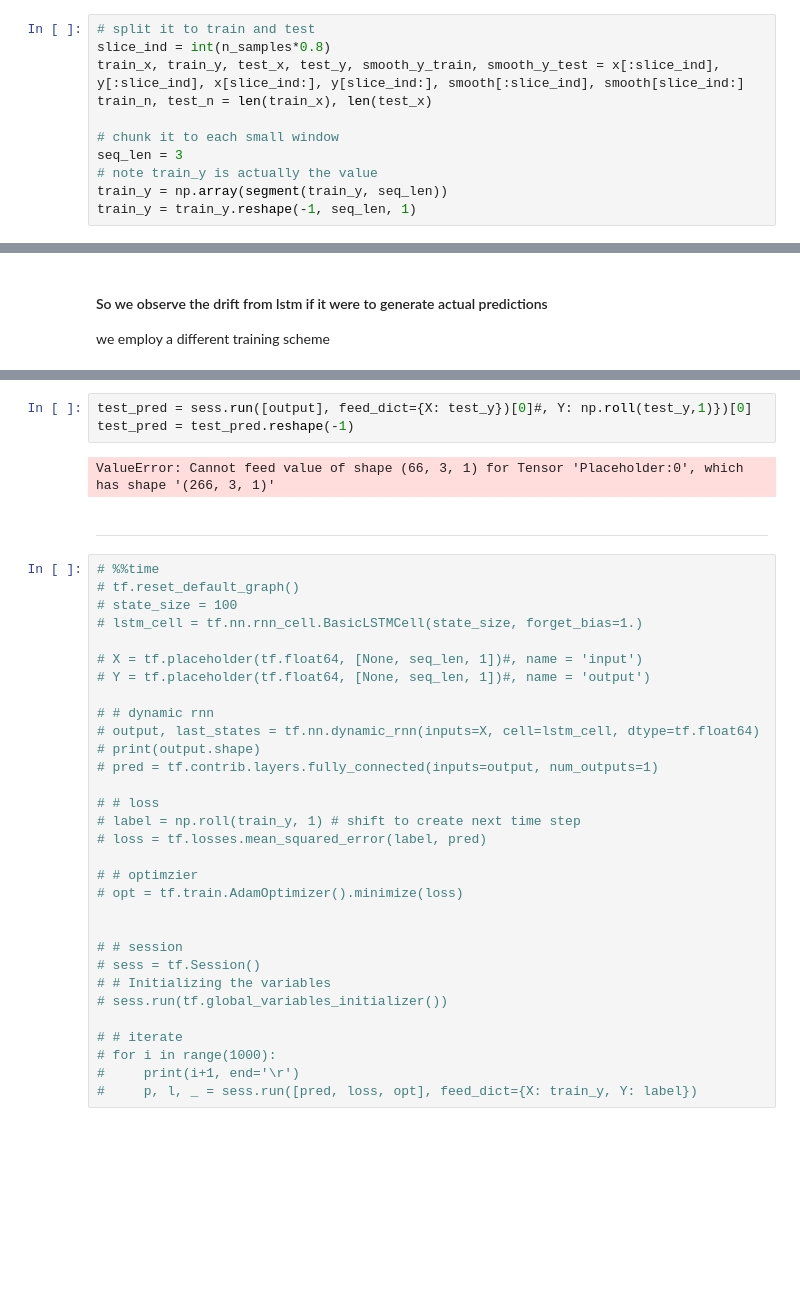
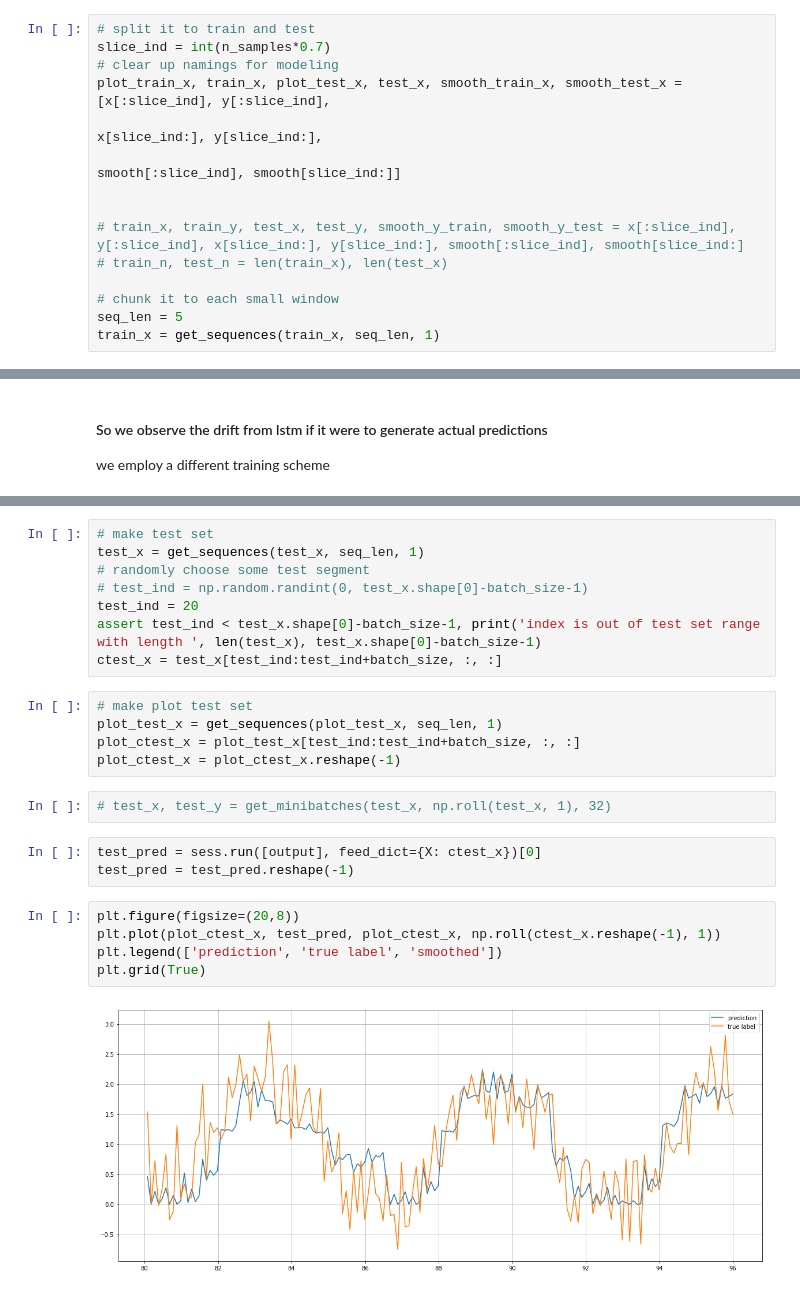
Before and after one commit to samshipengs/Coordinated-Multi-Agent-Imitation-Learning, a Jupyter notebook: code/TestRawRNN.ipynb, the cells around one changed output, grey strips where cells are left out. Cells and saved outputs as stored; diff of their text form; blank space fills up the shorter version.

Commit message:
Create batches to do training on.

```diff
--- a/code/TestRawRNN.ipynb
+++ b/code/TestRawRNN.ipynb
@@ -37,12 +32,16 @@ def segment(X, length):
 # %%
 # split it to train and test
-slice_ind = int(n_samples*0.8)
-train_x, train_y, test_x, test_y, smooth_y_train, smooth_y_test = x[:slice_ind], y[:slice_ind], x[slice_ind:], y[slice_ind:], smooth[:slice_ind], smooth[slice_ind:]
-train_n, test_n = len(train_x), len(test_x)
+slice_ind = int(n_samples*0.7)
+# clear up namings for modeling
+plot_train_x, train_x, plot_test_x, test_x, smooth_train_x, smooth_test_x = [x[:slice_ind], y[:slice_ind],
+                                                                             x[slice_ind:], y[slice_ind:],
+                                                                             smooth[:slice_ind], smooth[slice_ind:]]
+
+
+# train_x, train_y, test_x, test_y, smooth_y_train, smooth_y_test = x[:slice_ind], y[:slice_ind], x[slice_ind:], y[slice_ind:], smooth[:slice_ind], smooth[slice_ind:]
+# train_n, test_n = len(train_x), len(test_x)
 
 # chunk it to each small window
-seq_len = 3
-# note train_y is actually the value
-train_y = np.array(segment(train_y, seq_len))
-train_y = train_y.reshape(-1, seq_len, 1)
+seq_len = 5
+train_x = get_sequences(train_x, seq_len, 1)
 # %%
@@ -200,38 +207,25 @@ test_y.shape
+# %%
+# make test set
+test_x = get_sequences(test_x, seq_len, 1)
+# randomly choose some test segment
+# test_ind = np.random.randint(0, test_x.shape[0]-batch_size-1)
+test_ind = 20
+assert test_ind < test_x.shape[0]-batch_size-1, print('index is out of test set range with length ', len(test_x), test_x.shape[0]-batch_size-1)
+ctest_x = test_x[test_ind:test_ind+batch_size, :, :]
+# %%
+# make plot test set
+plot_test_x = get_sequences(plot_test_x, seq_len, 1)
+plot_ctest_x = plot_test_x[test_ind:test_ind+batch_size, :, :]
+plot_ctest_x = plot_ctest_x.reshape(-1)
+# %%
+# test_x, test_y = get_minibatches(test_x, np.roll(test_x, 1), 32)
 # %%
-test_pred = sess.run([output], feed_dict={X: test_y})[0]#, Y: np.roll(test_y,1)})[0]
+test_pred = sess.run([output], feed_dict={X: ctest_x})[0]
 test_pred = test_pred.reshape(-1)
-# %% [output]
-ValueError: Cannot feed value of shape (66, 3, 1) for Tensor 'Placeholder:0', which has shape '(266, 3, 1)'
-# %% [markdown]
----
-# %%
-# %%time
-# tf.reset_default_graph()
-# state_size = 100
-# lstm_cell = tf.nn.rnn_cell.BasicLSTMCell(state_size, forget_bias=1.)
-
-# X = tf.placeholder(tf.float64, [None, seq_len, 1])#, name = 'input')
-# Y = tf.placeholder(tf.float64, [None, seq_len, 1])#, name = 'output')
-
-# # dynamic rnn
-# output, last_states = tf.nn.dynamic_rnn(inputs=X, cell=lstm_cell, dtype=tf.float64)
-# print(output.shape)
-# pred = tf.contrib.layers.fully_connected(inputs=output, num_outputs=1)
-
-# # loss
-# label = np.roll(train_y, 1) # shift to create next time step
-# loss = tf.losses.mean_squared_error(label, pred)
-
-# # optimzier
-# opt = tf.train.AdamOptimizer().minimize(loss)
-
-
-# # session
-# sess = tf.Session()
-# # Initializing the variables
-# sess.run(tf.global_variables_initializer())
-
-# # iterate
-# for i in range(1000):
-#     print(i+1, end='\r')
-#     p, l, _ = sess.run([pred, loss, opt], feed_dict={X: train_y, Y: label})
+# %%
+plt.figure(figsize=(20,8))
+plt.plot(plot_ctest_x, test_pred, plot_ctest_x, np.roll(ctest_x.reshape(-1), 1))
+plt.legend(['prediction', 'true label', 'smoothed'])
+plt.grid(True)
+# %% [output]
+[figure, added]
```
Also changed, not shown: parts of 13 cells of this notebook, 3 other files.
